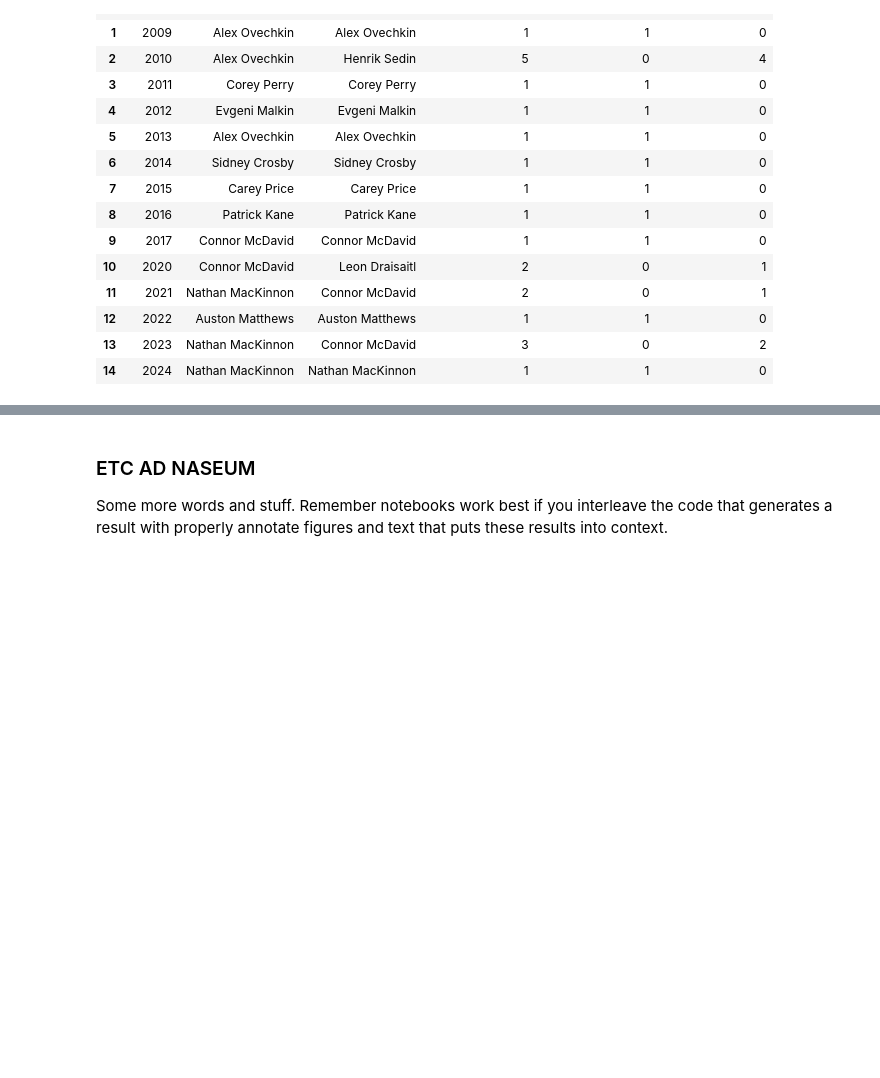
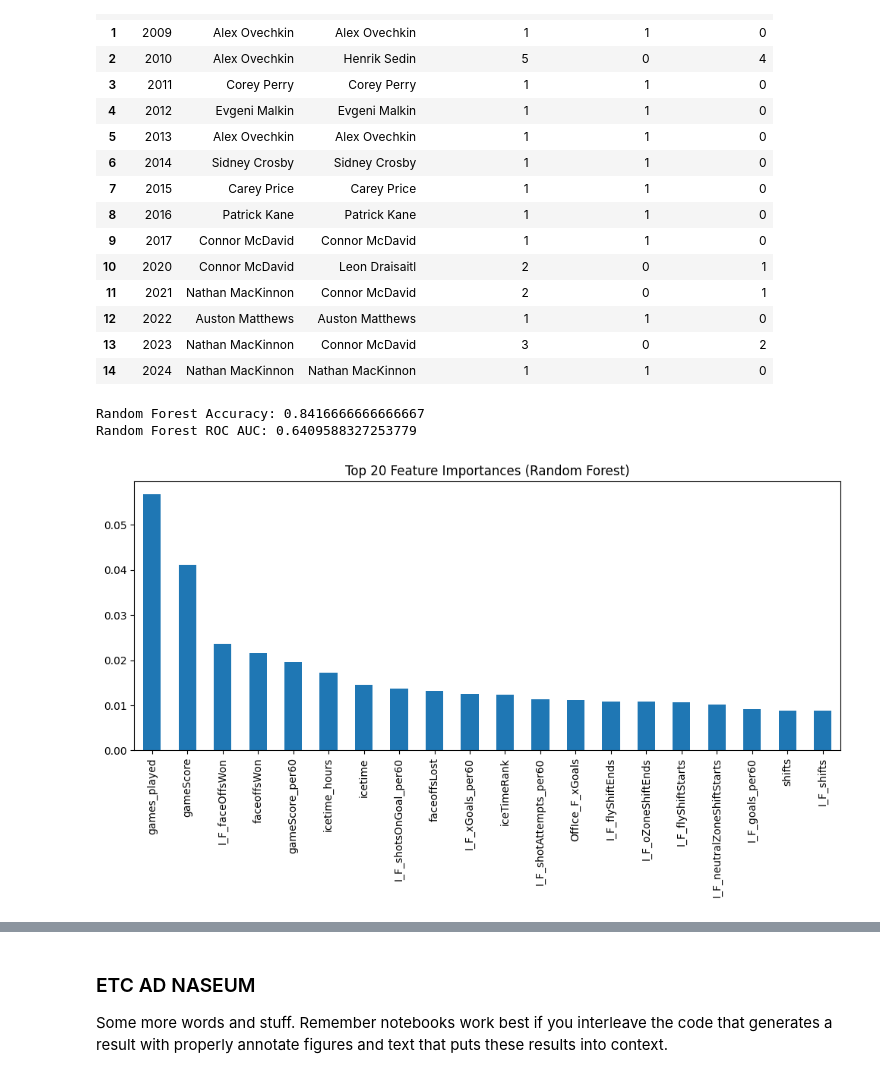
Before and after one commit to COGS108/Group118_WI26, a Jupyter notebook: 03-FinalProject.ipynb, the cells around one changed output, grey strips where cells are left out. Cells and saved outputs as stored; diff of their text form; code cells hidden in the pictures; blank space fills up the shorter version.

Commit message:
Added random forest model

```diff
--- a/03-FinalProject.ipynb
+++ b/03-FinalProject.ipynb
@@ -809,3 +809,48 @@ results_df
 | 12 | 2022 | Auston Matthews | Auston Matthews | 1 | 1 | 0 |
 | 13 | 2023 | Nathan MacKinnon | Connor McDavid | 3 | 0 | 2 |
 | 14 | 2024 | Nathan MacKinnon | Nathan MacKinnon | 1 | 1 | 0 |
+# %%
+from sklearn.ensemble import RandomForestClassifier
+from sklearn.metrics import accuracy_score, roc_auc_score
+
+# Random Forest model
+rf_clf = RandomForestClassifier(
+    n_estimators=500,
+    max_depth=None,
+    min_samples_split=5,
+    min_samples_leaf=2,
+    class_weight='balanced',
+    random_state=42,
+    n_jobs=-1
+)
+
+rf_clf.fit(X_train, y_train)
+
+# Predictions
+rf_pred_proba = rf_clf.predict_proba(X_test)[:, 1]
+rf_pred = rf_clf.predict(X_test)
+
+# Metrics
+print("Random Forest Accuracy:", accuracy_score(y_test, rf_pred))
+print("Random Forest ROC AUC:", roc_auc_score(y_test, rf_pred_proba))
+# %% [output]
+Random Forest Accuracy: 0.8416666666666667
+Random Forest ROC AUC: 0.6409588327253779
+# %%
+import matplotlib.pyplot as plt
+
+importances = pd.Series(
+    rf_clf.feature_importances_,
+    index=feature_cols
+).sort_values(ascending=False)
+
+importances.head(20)
+
+
+plt.figure(figsize=(10, 6))
+importances.head(20).plot(kind='bar')
+plt.title("Top 20 Feature Importances (Random Forest)")
+plt.tight_layout()
+plt.show()
+# %% [output]
+[figure, added]
```
Also changed, not shown: parts of 1 cell of this notebook.
